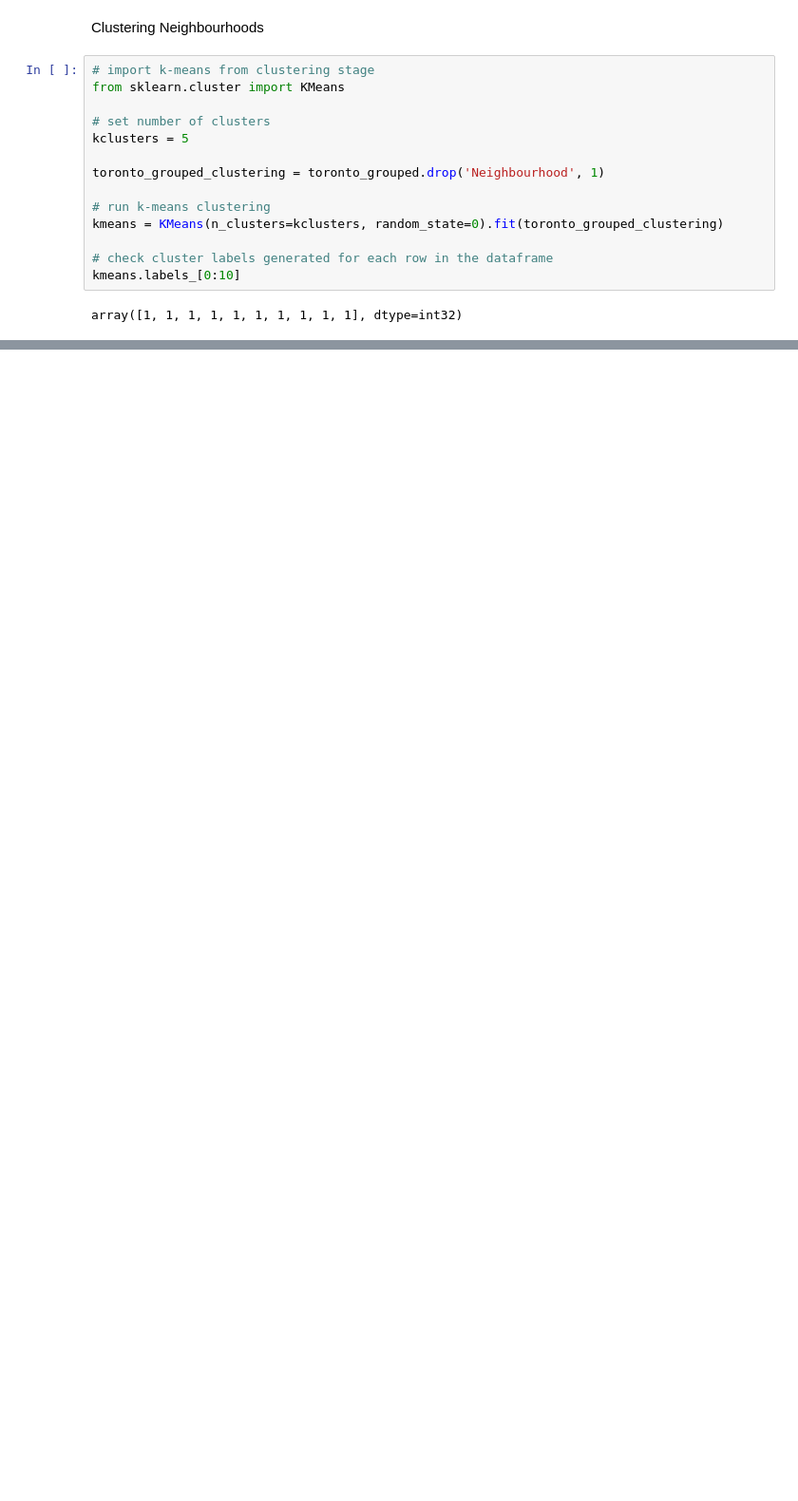
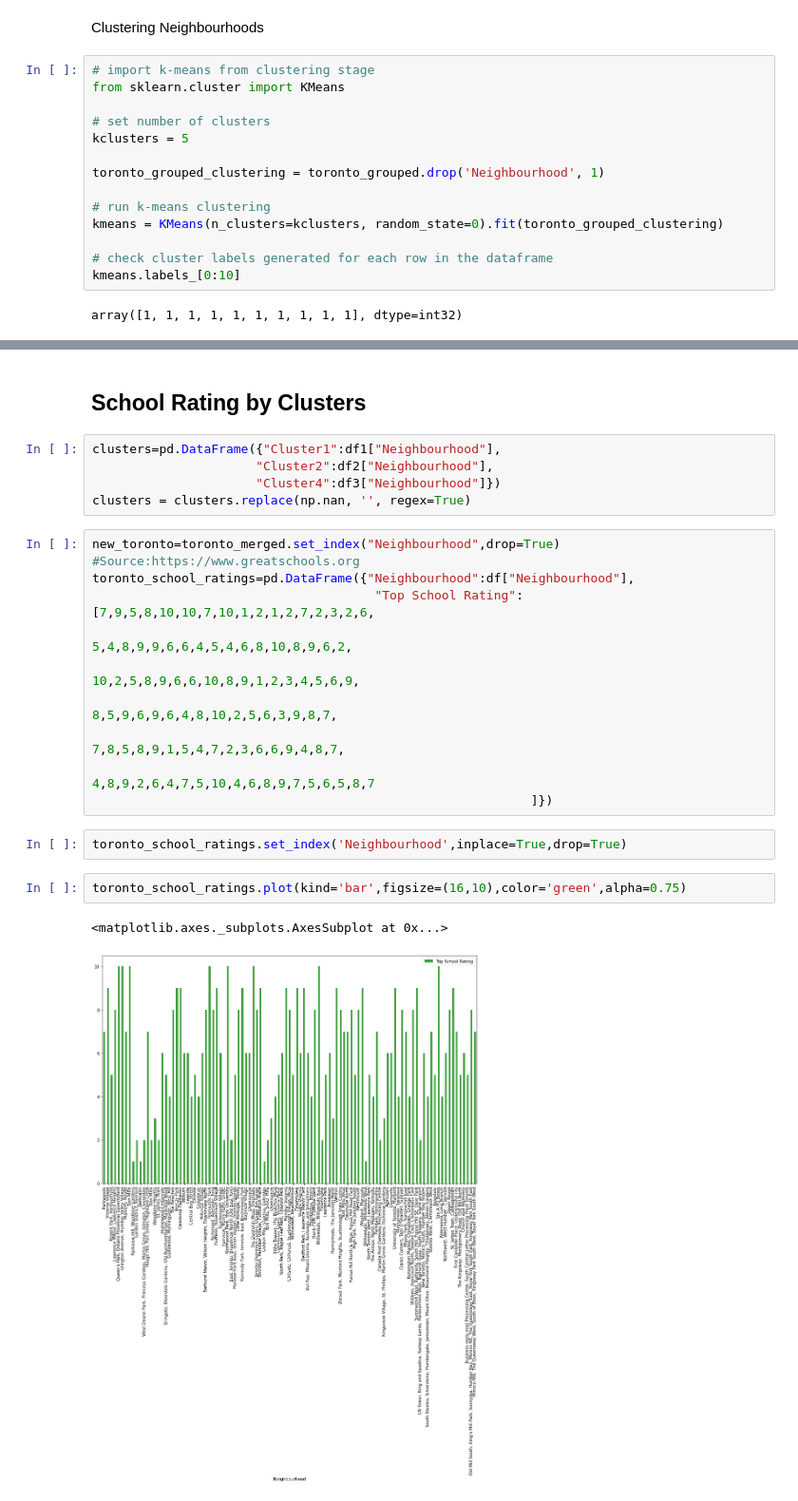
Before and after one commit to Aayaam-AI/Coursera_Capstone, a Jupyter notebook: Week 3.ipynb, the cells around one changed output, grey strips where cells are left out. Shown: that part at 95% size. Cells and saved outputs as stored; diff of their text form; blank space fills up the shorter version.

```diff
--- a/Week 3.ipynb
+++ b/Week 3.ipynb
@@ -512,0 +547,25 @@ map_clusters
+# %% [markdown]
+## School Rating by Clusters
+# %%
+clusters=pd.DataFrame({"Cluster1":df1["Neighbourhood"],
+                      "Cluster2":df2["Neighbourhood"],
+                      "Cluster4":df3["Neighbourhood"]})
+clusters = clusters.replace(np.nan, '', regex=True)
+# %%
+new_toronto=toronto_merged.set_index("Neighbourhood",drop=True)
+#Source:https://www.greatschools.org
+toronto_school_ratings=pd.DataFrame({"Neighbourhood":df["Neighbourhood"],
+                                      "Top School Rating":[7,9,5,8,10,10,7,10,1,2,1,2,7,2,3,2,6,
+                                                           5,4,8,9,9,6,6,4,5,4,6,8,10,8,9,6,2,
+                                                           10,2,5,8,9,6,6,10,8,9,1,2,3,4,5,6,9,
+                                                           8,5,9,6,9,6,4,8,10,2,5,6,3,9,8,7,
+                                                           7,8,5,8,9,1,5,4,7,2,3,6,6,9,4,8,7,
+                                                           4,8,9,2,6,4,7,5,10,4,6,8,9,7,5,6,5,8,7
+                                                           ]})
+# %%
+toronto_school_ratings.set_index('Neighbourhood',inplace=True,drop=True)
+# %%
+toronto_school_ratings.plot(kind='bar',figsize=(16,10),color='green',alpha=0.75)
+# %% [output]
+<matplotlib.axes._subplots.AxesSubplot at 0x...>
+[figure, added]
```
Also changed, not shown: parts of 7 cells of this notebook.
